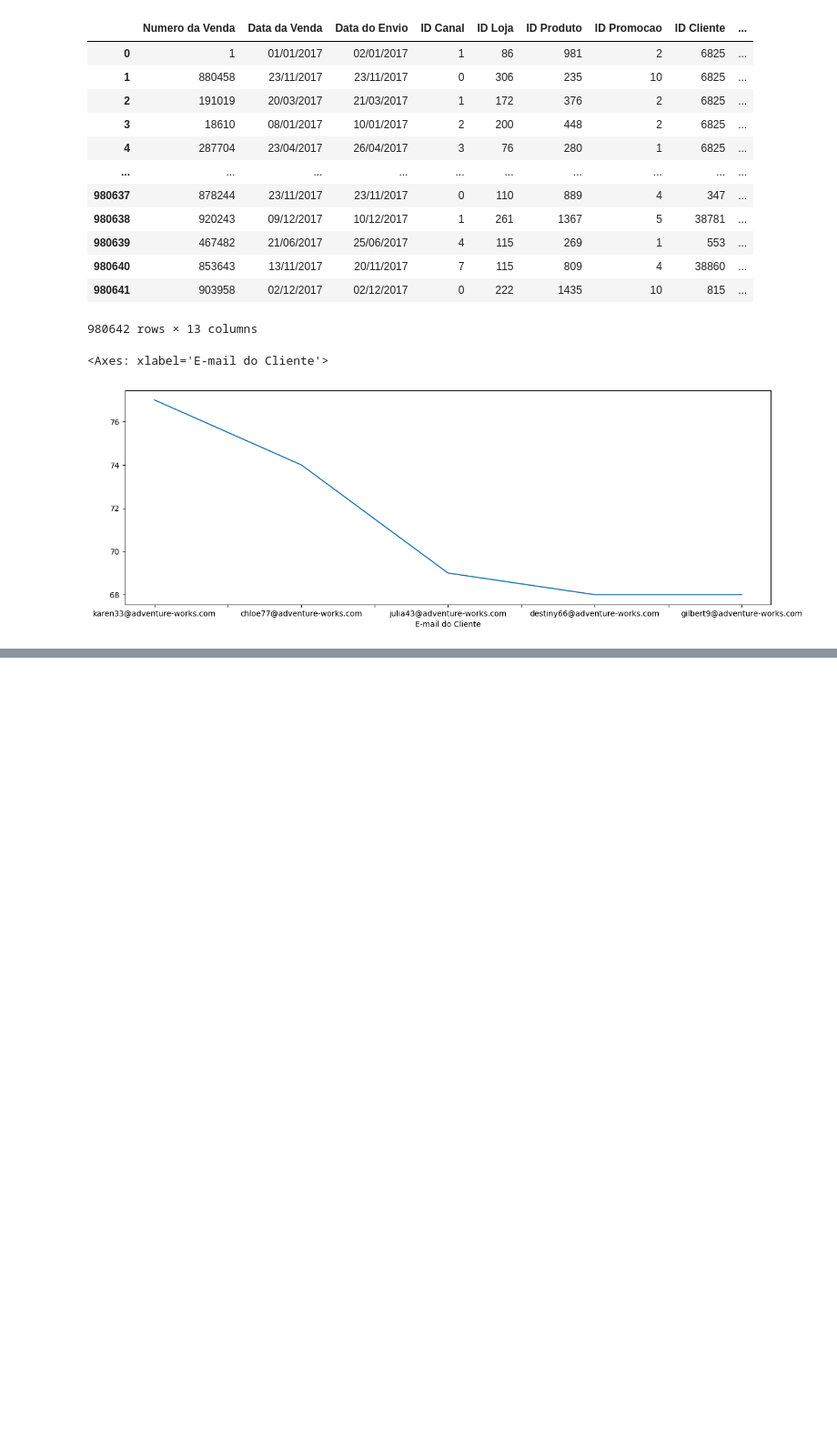
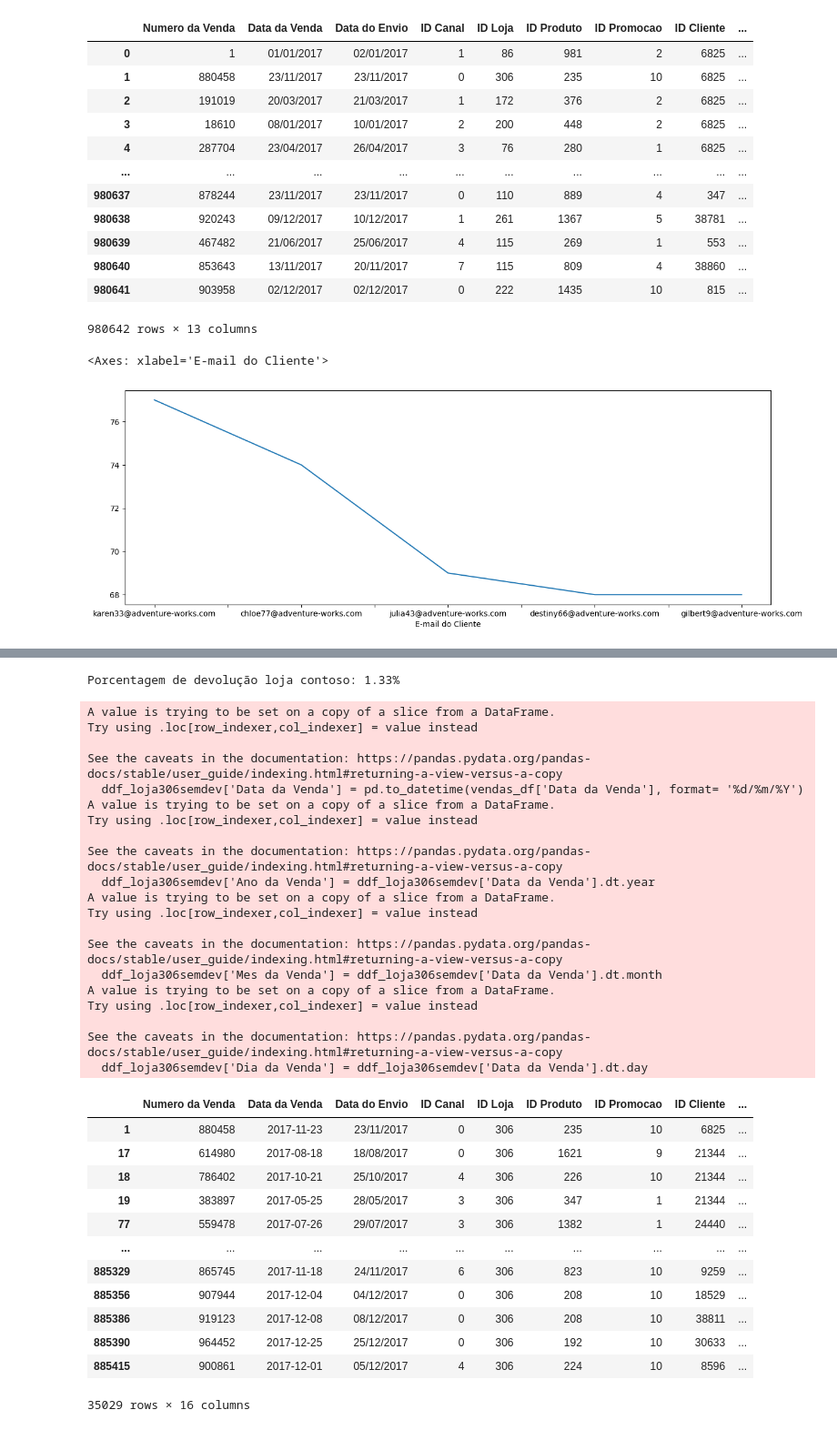
Before and after one commit to Allysoncsc/PythonImpressionador, a Jupyter notebook: pandas/traatandoMultiplasBases.ipynb, the cells around one changed output, grey strips where cells are left out. Shown: that part at 91% size. Drawn from its saved outputs; the diff is of its cells as text; code cells hidden in the pictures; blank space fills up the shorter version.

```diff
--- a/pandas/traatandoMultiplasBases.ipynb
+++ b/pandas/traatandoMultiplasBases.ipynb
@@ -99,0 +105,62 @@ display(vendas_lojas)
+# %%
+#filtrando só uma loja
+
+vendas_lojaContoso = vendas_df[vendas_df['ID Loja'] == 306]
+qtd_devolvidaContoso = vendas_lojaContoso['Quantidade Devolvida'].sum()
+qtd_vendidaContoso = vendas_lojaContoso['Quantidade Vendida'].sum()
+
+print(f'Porcentagem de devolução loja contoso: {qtd_devolvidaContoso/qtd_vendidaContoso:.2%}')
+#display(vendas_lojaContoso)
+
+#filtrando loja 306 sem devolução
+ddf_loja306semdev = vendas_df[(vendas_df['ID Loja'] == 306) & (vendas_df['Quantidade Devolvida'] == 0)]
+#outra forma de fazer
+# loja306 = vendas_df['ID Loja'] == 306
+# lojaSemDev = vendas_df['Quantidade Devolvida'] == 0
+# ddf2 = vendas_df[loja306 & lojaSemDev]
+
+
+#mudando o campo data da venda
+ddf_loja306semdev['Data da Venda'] = pd.to_datetime(vendas_df['Data da Venda'], format= '%d/%m/%Y')
+#criando colunas com os campos da data da venda
+ddf_loja306semdev['Ano da Venda'] = ddf_loja306semdev['Data da Venda'].dt.year
+ddf_loja306semdev['Mes da Venda'] = ddf_loja306semdev['Data da Venda'].dt.month
+ddf_loja306semdev['Dia da Venda'] = ddf_loja306semdev['Data da Venda'].dt.day
+
+
+display(ddf_loja306semdev)
+# %% [output]
+Porcentagem de devolução loja contoso: 1.33%
+A value is trying to be set on a copy of a slice from a DataFrame.
+Try using .loc[row_indexer,col_indexer] = value instead
+
+See the caveats in the documentation: https://pandas.pydata.org/pandas-docs/stable/user_guide/indexing.html#returning-a-view-versus-a-copy
+  ddf_loja306semdev['Data da Venda'] = pd.to_datetime(vendas_df['Data da Venda'], format= '%d/%m/%Y')
+A value is trying to be set on a copy of a slice from a DataFrame.
+Try using .loc[row_indexer,col_indexer] = value instead
+
+See the caveats in the documentation: https://pandas.pydata.org/pandas-docs/stable/user_guide/indexing.html#returning-a-view-versus-a-copy
+  ddf_loja306semdev['Ano da Venda'] = ddf_loja306semdev['Data da Venda'].dt.year
+A value is trying to be set on a copy of a slice from a DataFrame.
+Try using .loc[row_indexer,col_indexer] = value instead
+
+See the caveats in the documentation: https://pandas.pydata.org/pandas-docs/stable/user_guide/indexing.html#returning-a-view-versus-a-copy
+  ddf_loja306semdev['Mes da Venda'] = ddf_loja306semdev['Data da Venda'].dt.month
+A value is trying to be set on a copy of a slice from a DataFrame.
+Try using .loc[row_indexer,col_indexer] = value instead
+
+See the caveats in the documentation: https://pandas.pydata.org/pandas-docs/stable/user_guide/indexing.html#returning-a-view-versus-a-copy
+  ddf_loja306semdev['Dia da Venda'] = ddf_loja306semdev['Data da Venda'].dt.day
+|  | Numero da Venda | Data da Venda | Data do Envio | ID Canal | ID Loja | ID Produto | ID Promocao | ID Cliente | ... |
+| 1 | 880458 | 2017-11-23 | 23/11/2017 | 0 | 306 | 235 | 10 | 6825 | ... |
+| 17 | 614980 | 2017-08-18 | 18/08/2017 | 0 | 306 | 1621 | 9 | 21344 | ... |
+| 18 | 786402 | 2017-10-21 | 25/10/2017 | 4 | 306 | 226 | 10 | 21344 | ... |
+| 19 | 383897 | 2017-05-25 | 28/05/2017 | 3 | 306 | 347 | 1 | 21344 | ... |
+| 77 | 559478 | 2017-07-26 | 29/07/2017 | 3 | 306 | 1382 | 1 | 24440 | ... |
+| ... | ... | ... | ... | ... | ... | ... | ... | ... | ... |
+| 885329 | 865745 | 2017-11-18 | 24/11/2017 | 6 | 306 | 823 | 10 | 9259 | ... |
+| 885356 | 907944 | 2017-12-04 | 04/12/2017 | 0 | 306 | 208 | 10 | 18529 | ... |
+| 885386 | 919123 | 2017-12-08 | 08/12/2017 | 0 | 306 | 208 | 10 | 38811 | ... |
+| 885390 | 964452 | 2017-12-25 | 25/12/2017 | 0 | 306 | 192 | 10 | 30633 | ... |
+| 885415 | 900861 | 2017-12-01 | 05/12/2017 | 4 | 306 | 224 | 10 | 8596 | ... |
+35029 rows × 16 columns
```
Also changed, not shown: parts of 2 cells of this notebook, 1 other file.
